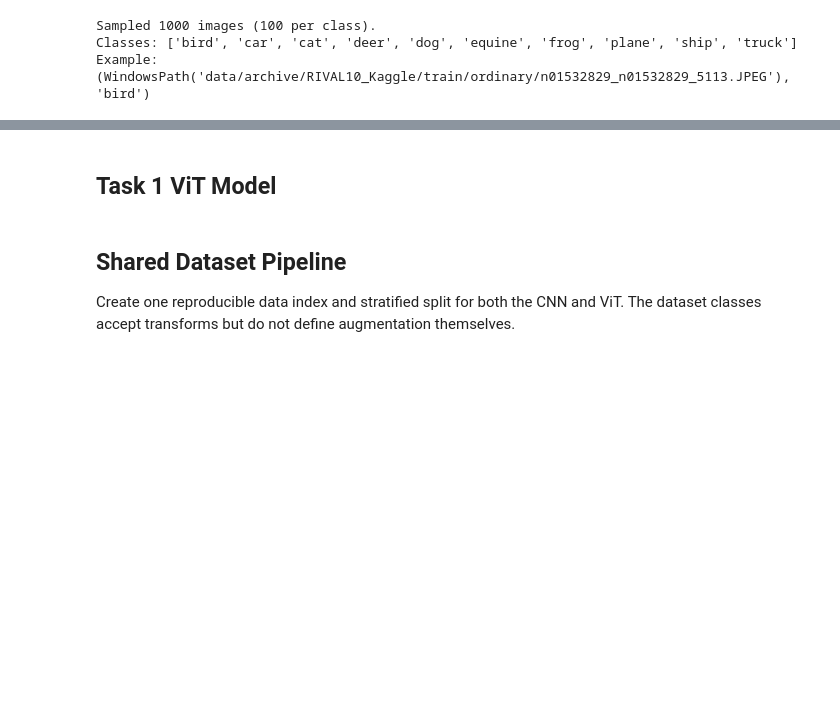
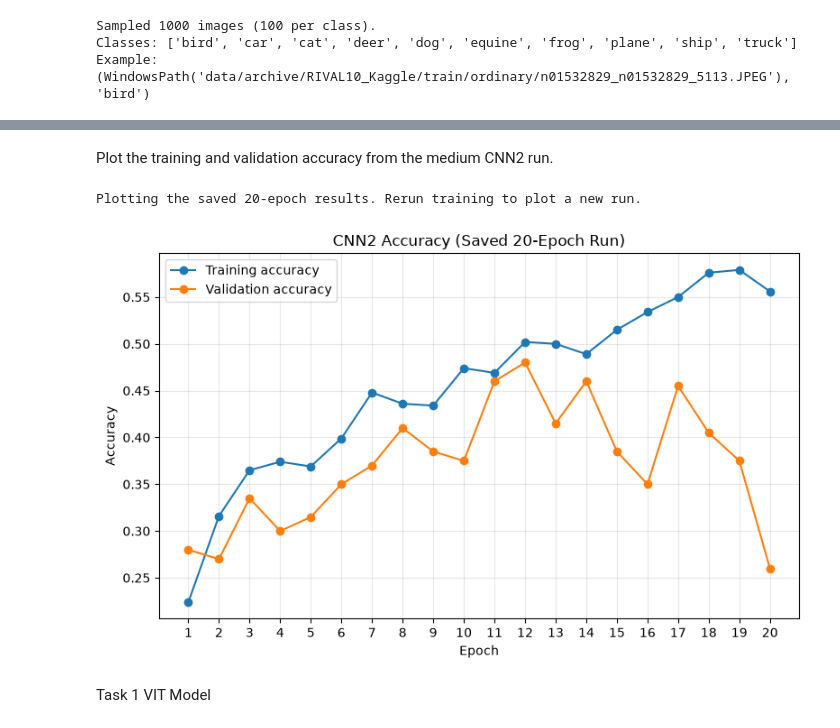
Before and after one commit to Jacoba91/ECSE-551-A2, a Jupyter notebook: Blackmore_Aragao_Bois_Woodson_Assignment2.ipynb, the cells around one changed output, grey strips where cells are left out. Drawn from its saved outputs; the diff is of its cells as text; code cells hidden in the pictures; blank space fills up the shorter version.

```diff
--- a/Blackmore_Aragao_Bois_Woodson_Assignment2.ipynb
+++ b/Blackmore_Aragao_Bois_Woodson_Assignment2.ipynb
@@ -434,7 +500,7 @@ medium_val_loader = DataLoader(
 
 torch.manual_seed(MEDIUM_SEED)
 medium_device = torch.device("cuda" if torch.cuda.is_available() else "cpu")
-medium_model = CNN(num_classes=len(mini_class_names), dropout=0.3).to(medium_device)
+medium_model = CNN2(num_classes=len(mini_class_names), dropout=0.3).to(medium_device)
 medium_criterion = nn.CrossEntropyLoss()
 medium_optimizer = torch.optim.AdamW(
     medium_model.parameters(), lr=1e-3, weight_decay=1e-4
@@ -443,6 +509,9 @@ print(
     f"Training on {medium_device}: {len(medium_train_items)} train, "
     f"{len(medium_val_items)} validation images."
 )
+
+medium_train_accuracy_history = []
+medium_val_accuracy_history = []
 
 for epoch in range(MEDIUM_EPOCHS):
     medium_model.train()
@@ -475,12 +544,17 @@ for epoch in range(MEDIUM_EPOCHS):
             val_correct += (logits.argmax(dim=1) == labels).sum().item()
             val_count += labels.size(0)
 
+    train_accuracy = train_correct / train_count
+    val_accuracy = val_correct / val_count
+    medium_train_accuracy_history.append(train_accuracy)
+    medium_val_accuracy_history.append(val_accuracy)
+
     print(
         f"Epoch {epoch + 1}/{MEDIUM_EPOCHS} | "
         f"train loss {train_loss_sum / train_count:.4f}, "
-        f"train accuracy {train_correct / train_count:.3f} | "
+        f"train accuracy {train_accuracy:.3f} | "
         f"validation loss {val_loss_sum / val_count:.4f}, "
-        f"validation accuracy {val_correct / val_count:.3f}"
+        f"validation accuracy {val_accuracy:.3f}"
     )
 # %% [output]
 Training on cpu: 800 train, 200 validation images.
@@ -490,5 +577,50 @@ Epoch 3/3 | train loss 1.7908, train accuracy 0.369 | validation loss 1.8140, va
+# %% [markdown]
+Plot the training and validation accuracy from the medium CNN2 run.
+# %%
+import matplotlib.pyplot as plt
+
+# Fall back to the saved run if it predates the accuracy-history tracking above.
+if (
+    "medium_train_accuracy_history" in globals()
+    and medium_train_accuracy_history
+    and "medium_val_accuracy_history" in globals()
+    and medium_val_accuracy_history
+):
+    plot_train_accuracy = medium_train_accuracy_history
+    plot_val_accuracy = medium_val_accuracy_history
+    plot_title = "CNN2 Training and Validation Accuracy"
+else:
+    plot_train_accuracy = [
+        0.224, 0.316, 0.365, 0.374, 0.369, 0.399, 0.448, 0.436, 0.434, 0.474,
+        0.469, 0.502, 0.500, 0.489, 0.515, 0.534, 0.550, 0.576, 0.579, 0.556,
+    ]
+    plot_val_accuracy = [
+        0.280, 0.270, 0.335, 0.300, 0.315, 0.350, 0.370, 0.410, 0.385, 0.375,
+        0.460, 0.480, 0.415, 0.460, 0.385, 0.350, 0.455, 0.405, 0.375, 0.260,
+    ]
+    plot_title = "CNN2 Accuracy (Saved 20-Epoch Run)"
+    print("Plotting the saved 20-epoch results. Rerun training to plot a new run.")
+
+if len(plot_train_accuracy) != len(plot_val_accuracy):
+    raise ValueError("Training and validation accuracy histories have different lengths.")
+
+epochs = range(1, len(plot_train_accuracy) + 1)
+plt.figure(figsize=(8, 5))
+plt.plot(epochs, plot_train_accuracy, marker="o", label="Training accuracy")
+plt.plot(epochs, plot_val_accuracy, marker="o", label="Validation accuracy")
+plt.xlabel("Epoch")
+plt.ylabel("Accuracy")
+plt.title(plot_title)
+plt.xticks(list(epochs))
+plt.grid(True, alpha=0.3)
+plt.legend()
+plt.tight_layout()
+plt.show()
+# %% [output]
+Plotting the saved 20-epoch results. Rerun training to plot a new run.
+[figure, added]
 # %% [markdown]
-## Task 1 ViT Model
+Task 1 VIT Model
 # %%
 # implement the VIT Model Here
 import torch
@@ -612,7 +734,3 @@ class ViT(nn.Module):
         logits = self.classifier(class_token_output)
 
         return logits
-# %% [markdown]
-## Shared Dataset Pipeline
-
-Create one reproducible data index and stratified split for both the CNN and ViT. The dataset classes accept transforms but do not define augmentation themselves.
```
Also changed, not shown: parts of 12 cells of this notebook, 2 other files.
